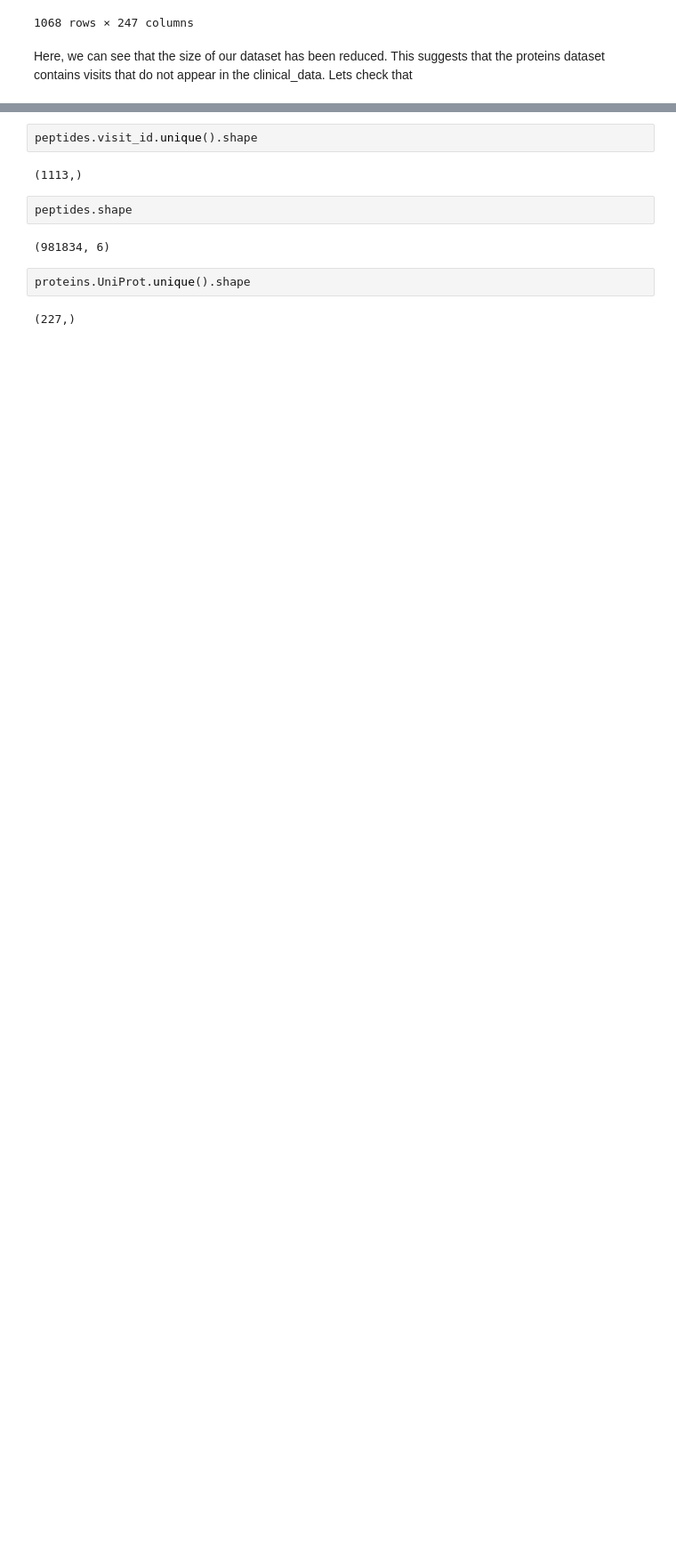
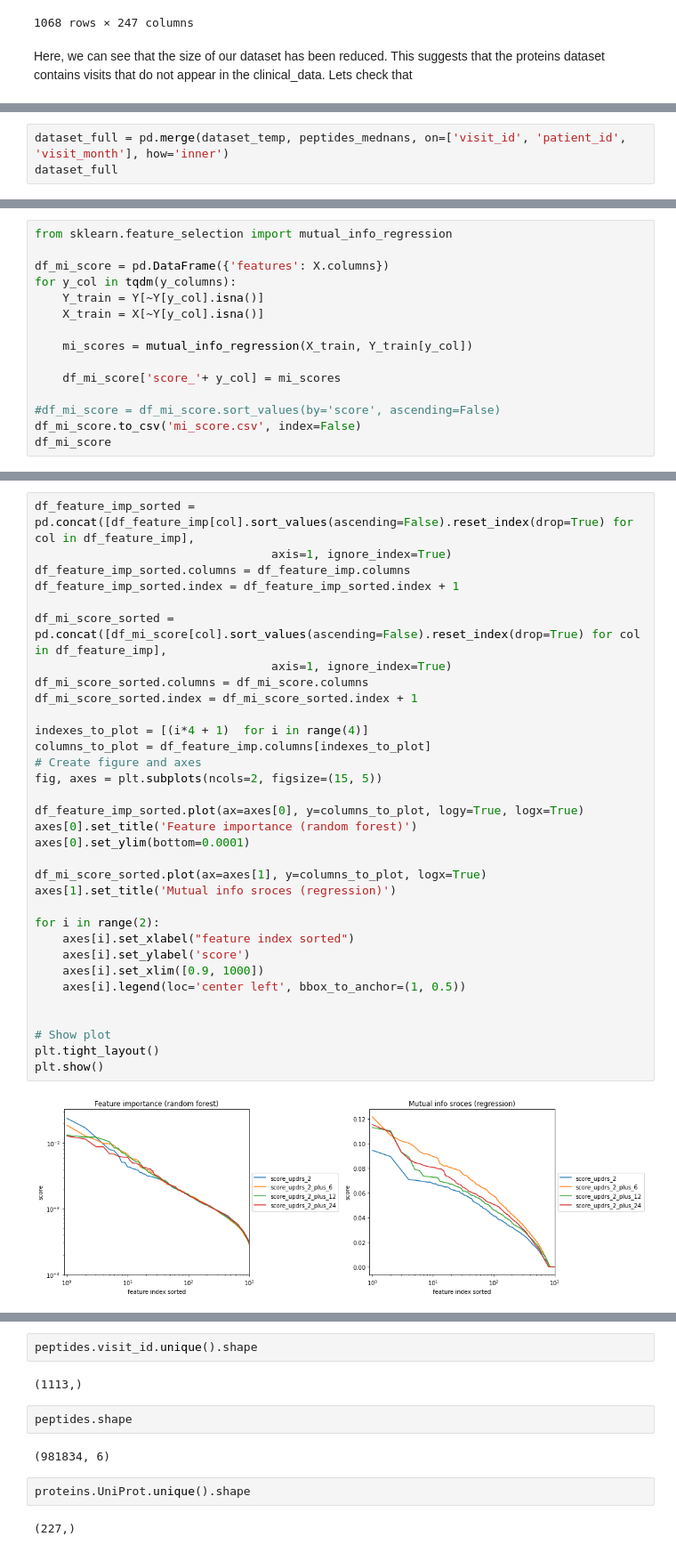
Before and after one commit to Andrey-rmnv/parkinsons-disease-progression-prediction, a Jupyter notebook: data_analysis.ipynb, the cells around one changed output, grey strips where cells are left out. Shown at 89% size. Drawn from its saved outputs; the diff is of its cells as text; blank space fills up the shorter version.

Commit message:
feature selection

```diff
--- a/data_analysis.ipynb
+++ b/data_analysis.ipynb
@@ -710,0 +713,3 @@ Perhaps there are some in supplementary data: (0,)
+# %%
+dataset_full = pd.merge(dataset_temp, peptides_mednans, on=['visit_id', 'patient_id', 'visit_month'], how='inner')
+dataset_full
@@ -710,0 +778,15 @@ Perhaps there are some in supplementary data: (0,)
+# %%
+from sklearn.feature_selection import mutual_info_regression
+
+df_mi_score = pd.DataFrame({'features': X.columns})
+for y_col in tqdm(y_columns):
+    Y_train = Y[~Y[y_col].isna()]
+    X_train = X[~Y[y_col].isna()]
+
+    mi_scores = mutual_info_regression(X_train, Y_train[y_col])
+
+    df_mi_score['score_'+ y_col] = mi_scores
+
+#df_mi_score = df_mi_score.sort_values(by='score', ascending=False)
+df_mi_score.to_csv('mi_score.csv', index=False)
+df_mi_score
@@ -710,0 +848,35 @@ Perhaps there are some in supplementary data: (0,)
+# %%
+df_feature_imp_sorted = pd.concat([df_feature_imp[col].sort_values(ascending=False).reset_index(drop=True) for col in df_feature_imp],
+                                  axis=1, ignore_index=True)
+df_feature_imp_sorted.columns = df_feature_imp.columns
+df_feature_imp_sorted.index = df_feature_imp_sorted.index + 1
+
+df_mi_score_sorted = pd.concat([df_mi_score[col].sort_values(ascending=False).reset_index(drop=True) for col in df_feature_imp],
+                                  axis=1, ignore_index=True)
+df_mi_score_sorted.columns = df_mi_score.columns
+df_mi_score_sorted.index = df_mi_score_sorted.index + 1
+
+indexes_to_plot = [(i*4 + 1)  for i in range(4)]
+columns_to_plot = df_feature_imp.columns[indexes_to_plot]
+# Create figure and axes
+fig, axes = plt.subplots(ncols=2, figsize=(15, 5))
+
+df_feature_imp_sorted.plot(ax=axes[0], y=columns_to_plot, logy=True, logx=True)
+axes[0].set_title('Feature importance (random forest)')
+axes[0].set_ylim(bottom=0.0001)
+
+df_mi_score_sorted.plot(ax=axes[1], y=columns_to_plot, logx=True)
+axes[1].set_title('Mutual info sroces (regression)')
+
+for i in range(2):
+    axes[i].set_xlabel("feature index sorted")
+    axes[i].set_ylabel('score')
+    axes[i].set_xlim([0.9, 1000])
+    axes[i].legend(loc='center left', bbox_to_anchor=(1, 0.5))
+
+
+# Show plot
+plt.tight_layout()
+plt.show()
+# %% [output]
+[figure, added]
```
Also changed, not shown: parts of 18 cells of this notebook, 2 other files.
